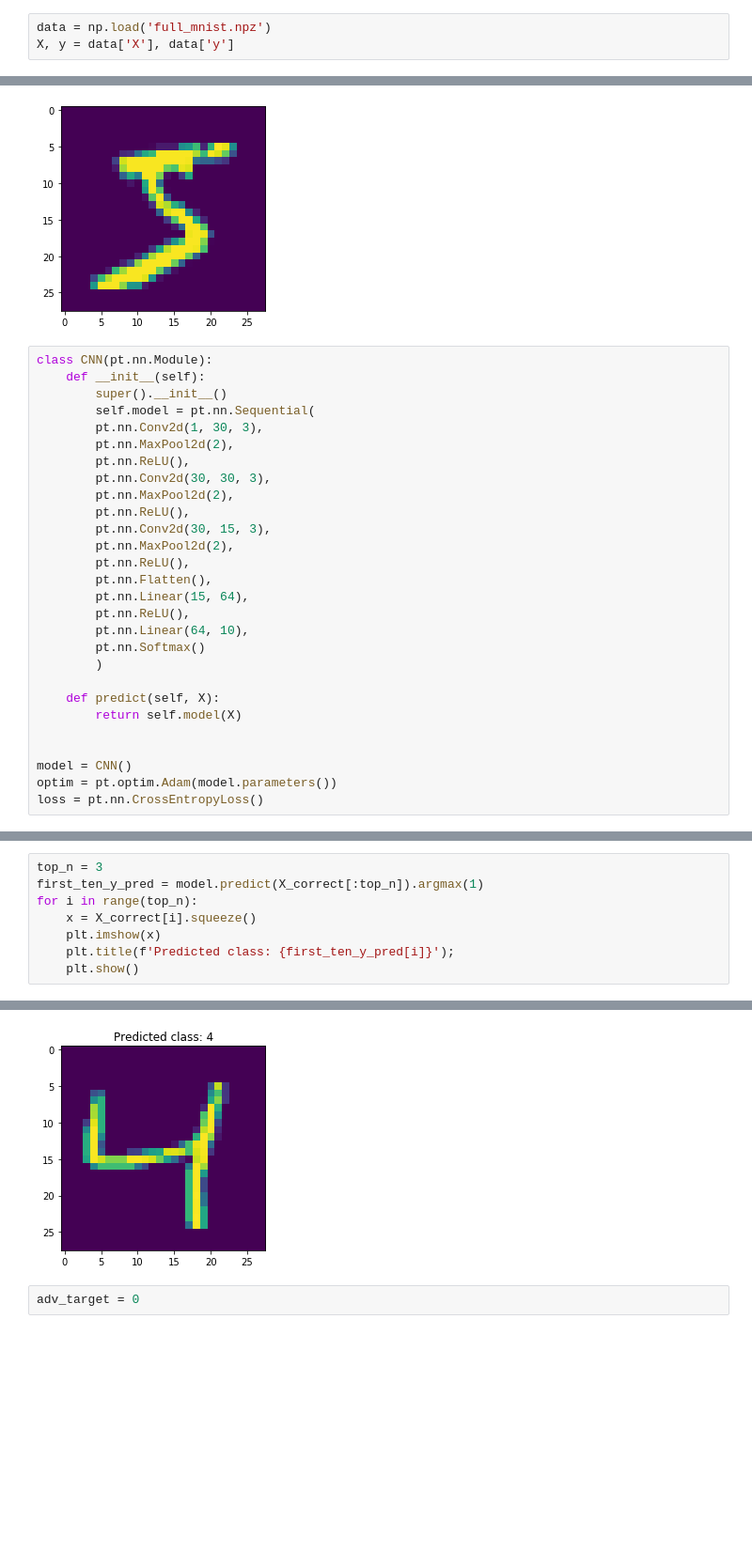
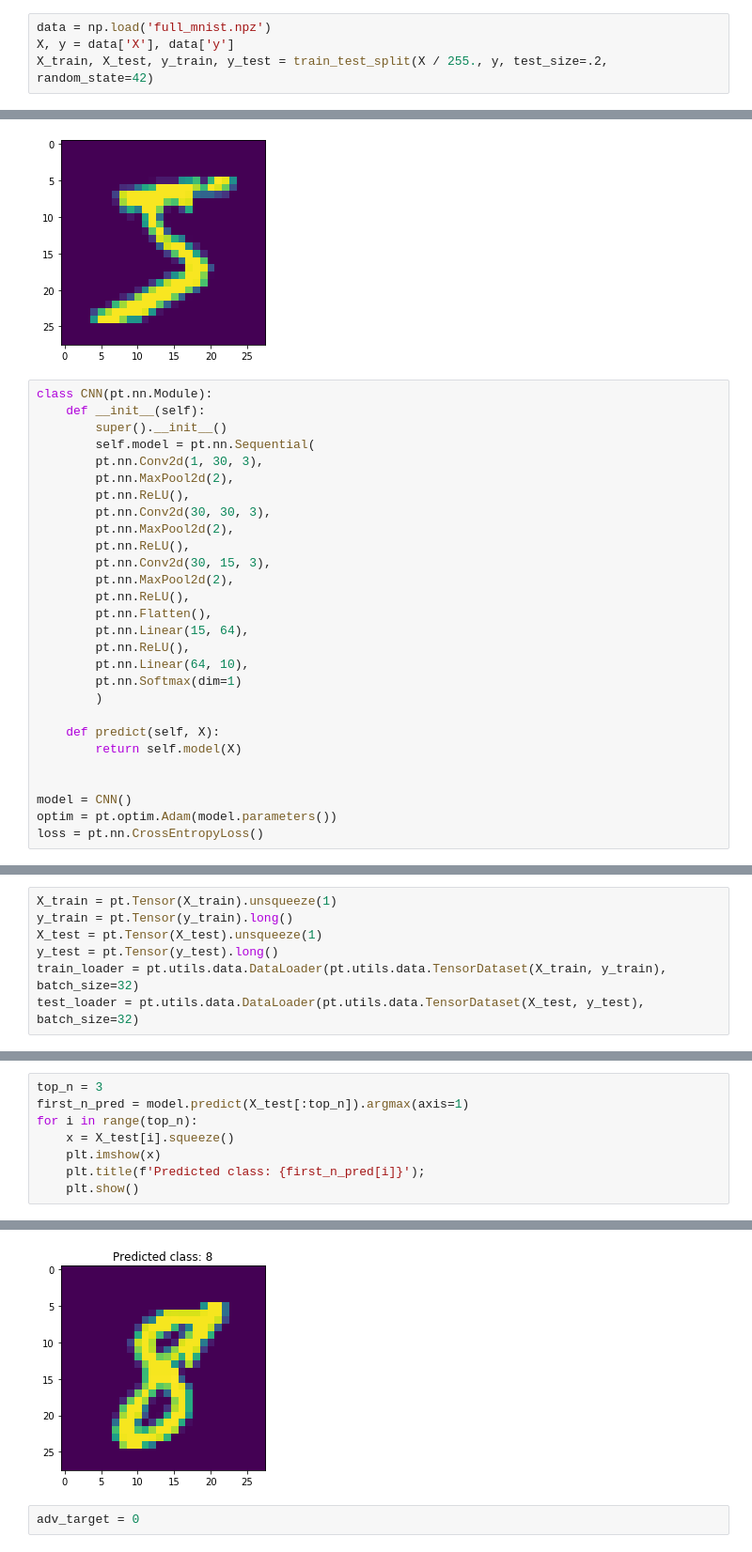
Before and after one commit to ptyshevs/ga_adv, a Jupyter notebook: ga_adv.ipynb, the cells around one changed output, grey strips where cells are left out. Shown: that part at 94% size. Cells and saved outputs as stored; diff of their text form; blank space fills up the shorter version.

```diff
--- a/ga_adv.ipynb
+++ b/ga_adv.ipynb
@@ -8,3 +10,4 @@ import matplotlib.pyplot as plt
 # %%
 data = np.load('full_mnist.npz')
 X, y = data['X'], data['y']
+X_train, X_test, y_train, y_test = train_test_split(X / 255., y, test_size=.2, random_state=42)
@@ -30,7 +35,7 @@ class CNN(pt.nn.Module):
         pt.nn.Linear(15, 64),
         pt.nn.ReLU(),
         pt.nn.Linear(64, 10),
-        pt.nn.Softmax()
+        pt.nn.Softmax(dim=1)
         )
 
     def predict(self, X):
@@ -56,0 +48,7 @@ for Xt, yt in tqdm.tqdm(data_loader):
+# %%
+X_train = pt.Tensor(X_train).unsqueeze(1)
+y_train = pt.Tensor(y_train).long()
+X_test = pt.Tensor(X_test).unsqueeze(1)
+y_test = pt.Tensor(y_test).long()
+train_loader = pt.utils.data.DataLoader(pt.utils.data.TensorDataset(X_train, y_train), batch_size=32)
+test_loader = pt.utils.data.DataLoader(pt.utils.data.TensorDataset(X_test, y_test), batch_size=32)
@@ -57,9 +76,9 @@ for Xt, yt in tqdm.tqdm(data_loader):
 # %%
 top_n = 3
-first_ten_y_pred = model.predict(X_correct[:top_n]).argmax(1)
+first_n_pred = model.predict(X_test[:top_n]).argmax(axis=1)
 for i in range(top_n):
-    x = X_correct[i].squeeze()
+    x = X_test[i].squeeze()
     plt.imshow(x)
-    plt.title(f'Predicted class: {first_ten_y_pred[i]}');
+    plt.title(f'Predicted class: {first_n_pred[i]}');
     plt.show()
 # %% [output]
@@ -68,4 +87,4 @@ for i in range(top_n):
-[figure, old version]
+[figure, new version]
 # %%
 adv_target = 0
 # %%
```
Also changed, not shown: parts of 26 cells of this notebook, 2 other files.
